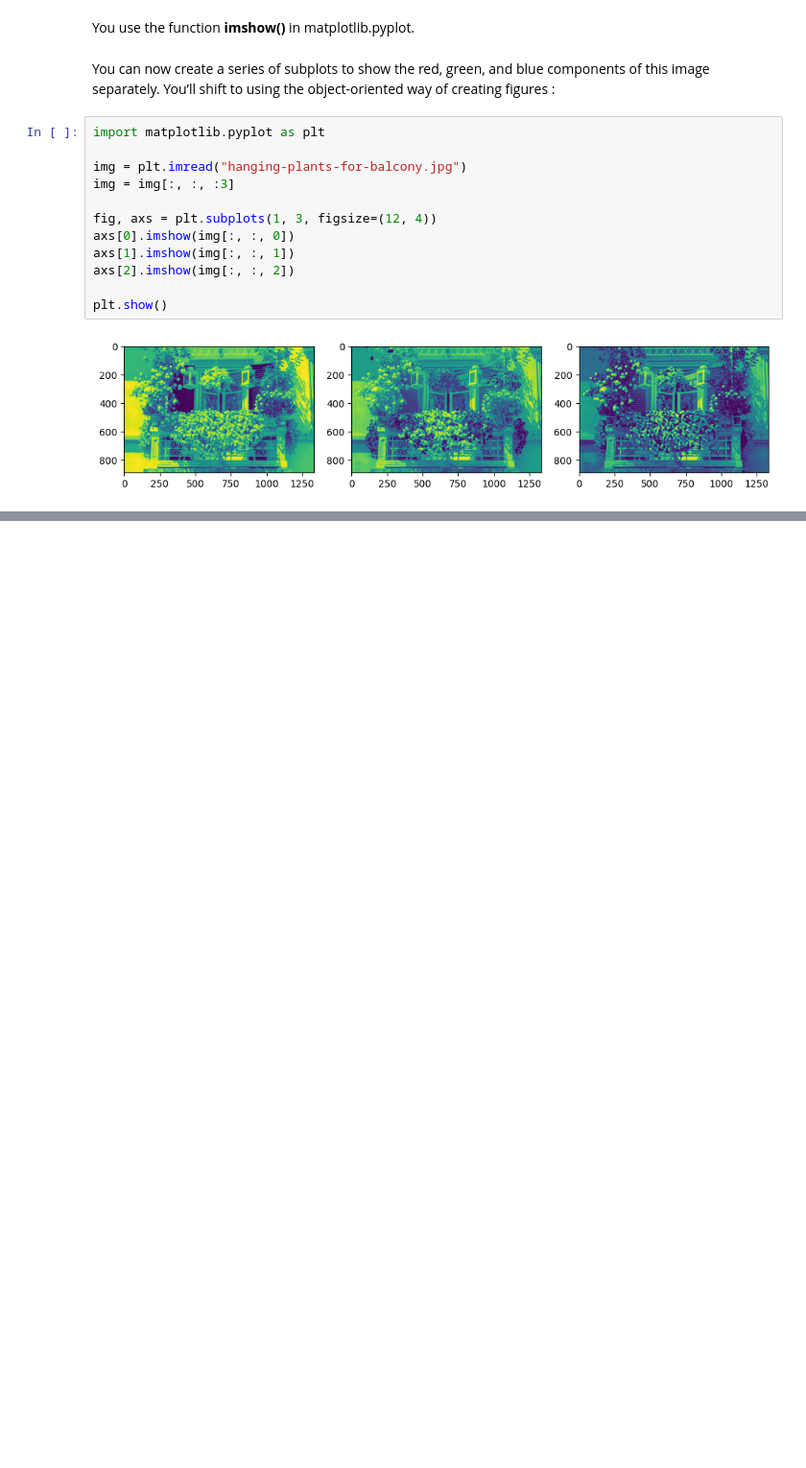
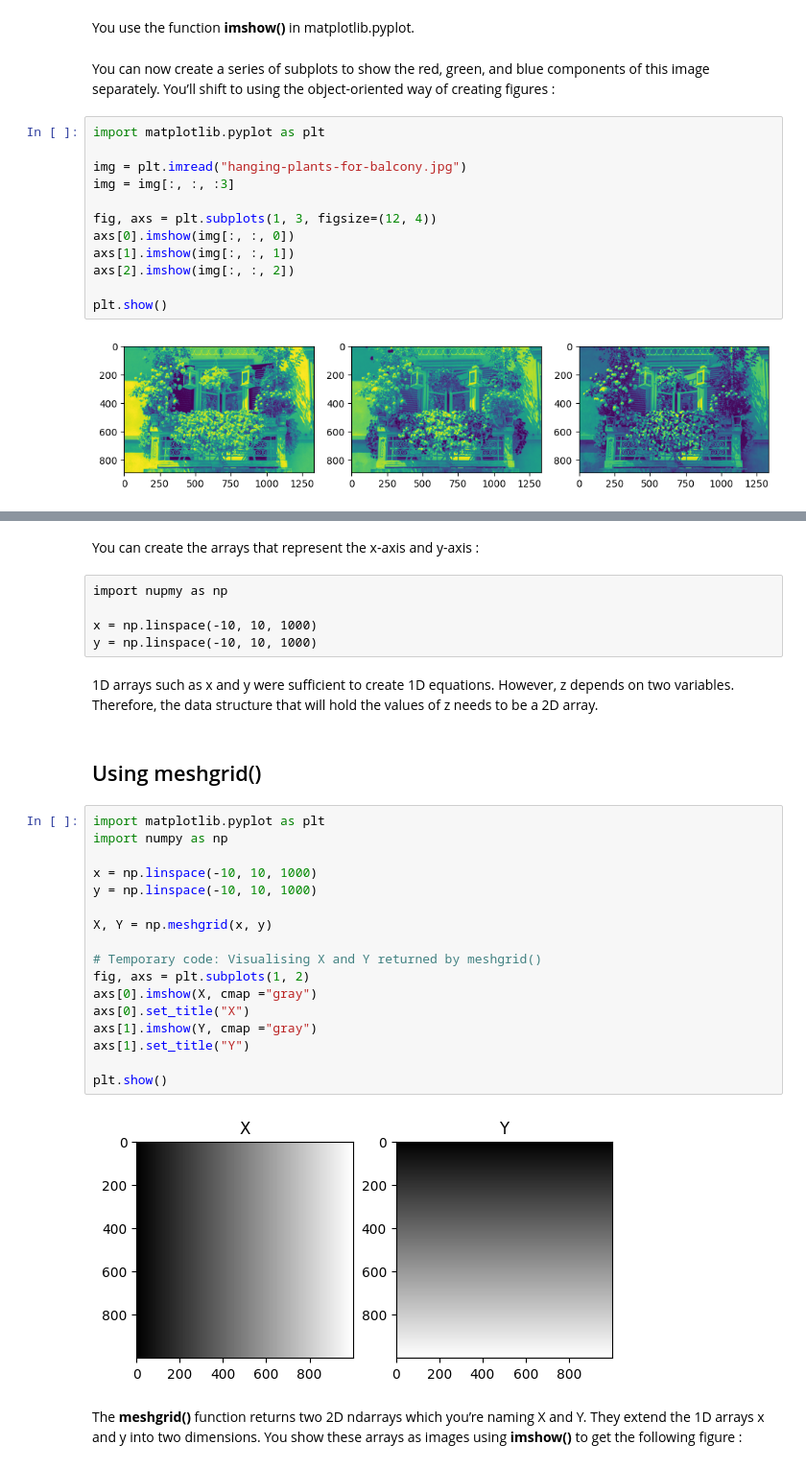
Before and after one commit to EfekanAlpsa/DataScientist-RoadMap, a Jupyter notebook: 3 - Pandas, Data Visualization/Matplotlib/Basics of Data Visualization in Python Using Matplotlib/Basics of Data Visualization in Python Using Matplotlib.ipynb, the cells around one changed output, grey strips where cells are left out. Shown at 96% size. Cells and saved outputs as stored; diff of their text form; blank space fills up the shorter version.

Commit message:
reorganized 15. part of Basic of Data Visualization Python Using Matplotlib

```diff
--- a/3 - Pandas, Data Visualization/Matplotlib/Basics of Data Visualization in Python Using Matplotlib/Basics of Data Visualization in Python Using Matplotlib.ipynb
+++ b/3 - Pandas, Data Visualization/Matplotlib/Basics of Data Visualization in Python Using Matplotlib/Basics of Data Visualization in Python Using Matplotlib.ipynb
@@ -814,0 +806,32 @@ y = np.linspace(-10, 10, 1000)
+# %% [markdown]
+You can create the arrays that represent the x-axis and y-axis :
+# %% [raw]
+import nupmy as np
+
+x = np.linspace(-10, 10, 1000)
+y = np.linspace(-10, 10, 1000)
+# %% [markdown]
+1D arrays such as x and y were sufficient to create 1D equations. However, z depends on two variables. Therefore, the data structure that will hold the values of z needs to be a 2D array.
+# %% [markdown]
+## Using meshgrid()
+# %%
+import matplotlib.pyplot as plt
+import numpy as np
+
+x = np.linspace(-10, 10, 1000)
+y = np.linspace(-10, 10, 1000)
+
+X, Y = np.meshgrid(x, y)
+
+# Temporary code: Visualising X and Y returned by meshgrid()
+fig, axs = plt.subplots(1, 2)
+axs[0].imshow(X, cmap ="gray")
+axs[0].set_title("X")
+axs[1].imshow(Y, cmap ="gray")
+axs[1].set_title("Y")
+
+plt.show()
+# %% [output]
+[figure, added]
+# %% [markdown]
+The **meshgrid()** function returns two 2D ndarrays which you’re naming X and Y. They extend the 1D arrays x and y into two dimensions. You show these arrays as images using **imshow()** to get the following figure :
```
Also changed, not shown: parts of 18 cells of this notebook.
